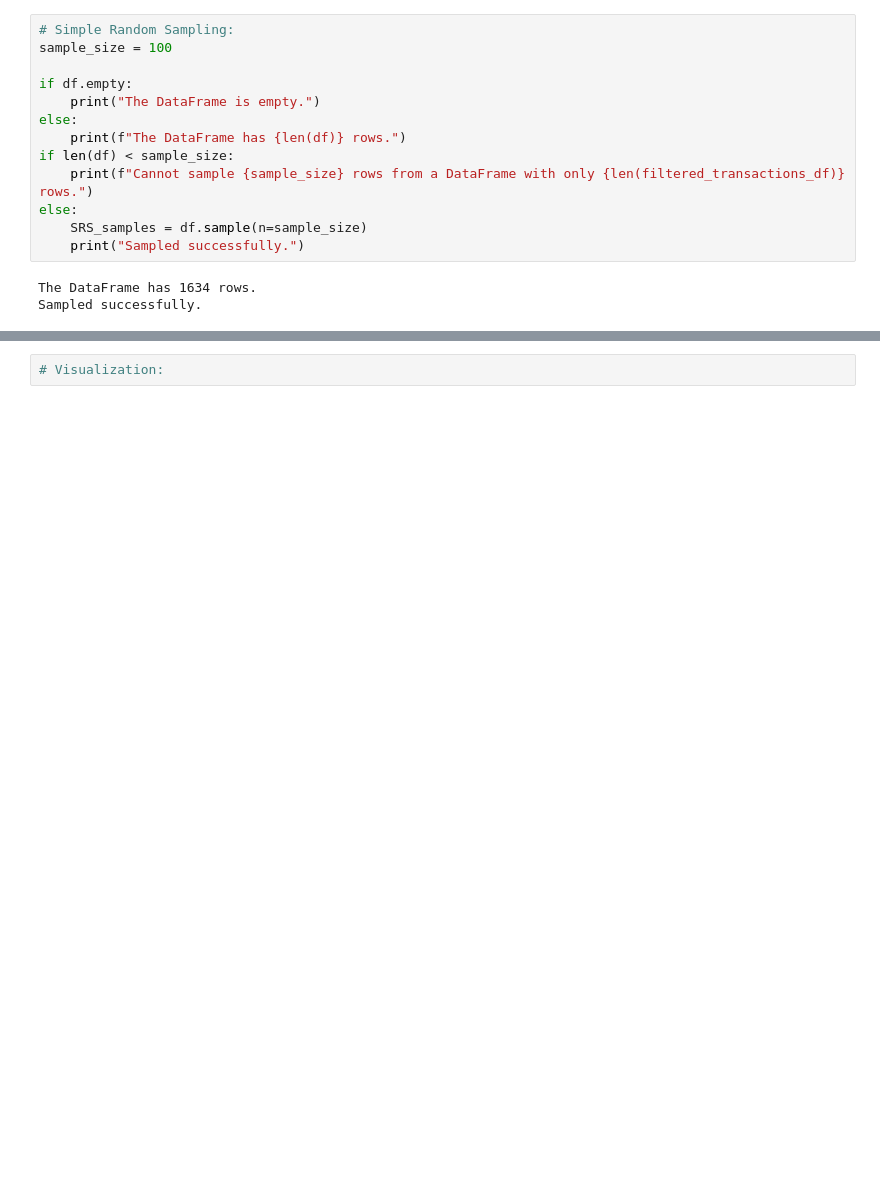
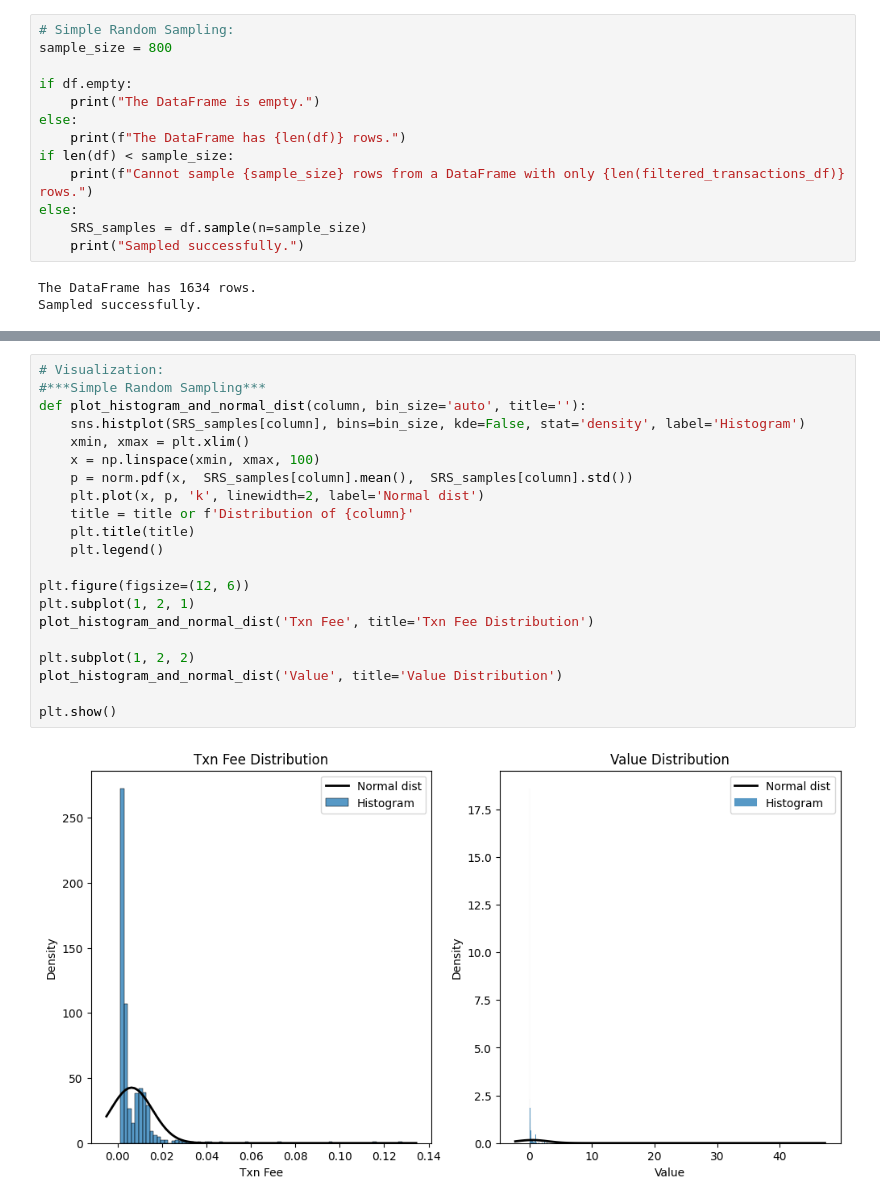
Before and after one commit to F102M8/data_science-CA0-1, a Jupyter notebook: CA0.ipynb, the cells around one changed output, grey strips where cells are left out. Saved outputs shown, nothing was run; the diff lists cells and outputs as text; blank space fills up the shorter version.

```diff
--- a/CA0.ipynb
+++ b/CA0.ipynb
@@ -208,6 +201,6 @@ df.head()
 # %%
 # Simple Random Sampling:
-sample_size = 100
+sample_size = 800
 
 if df.empty:
     print("The DataFrame is empty.")
@@ -252,2 +255,23 @@ SRC: Value Mean: 0.8552732088225214, Standard Deviation: 12.95904133285706
 # %%
 # Visualization:
+#***Simple Random Sampling***
+def plot_histogram_and_normal_dist(column, bin_size='auto', title=''):
+    sns.histplot(SRS_samples[column], bins=bin_size, kde=False, stat='density', label='Histogram')
+    xmin, xmax = plt.xlim()
+    x = np.linspace(xmin, xmax, 100)
+    p = norm.pdf(x,  SRS_samples[column].mean(),  SRS_samples[column].std())
+    plt.plot(x, p, 'k', linewidth=2, label='Normal dist')
+    title = title or f'Distribution of {column}'
+    plt.title(title)
+    plt.legend()
+
+plt.figure(figsize=(12, 6))
+plt.subplot(1, 2, 1)
+plot_histogram_and_normal_dist('Txn Fee', title='Txn Fee Distribution')
+
+plt.subplot(1, 2, 2)
+plot_histogram_and_normal_dist('Value', title='Value Distribution')
+
+plt.show()
+# %% [output]
+[figure, added]
```
Also changed, not shown: parts of 9 cells of this notebook.
